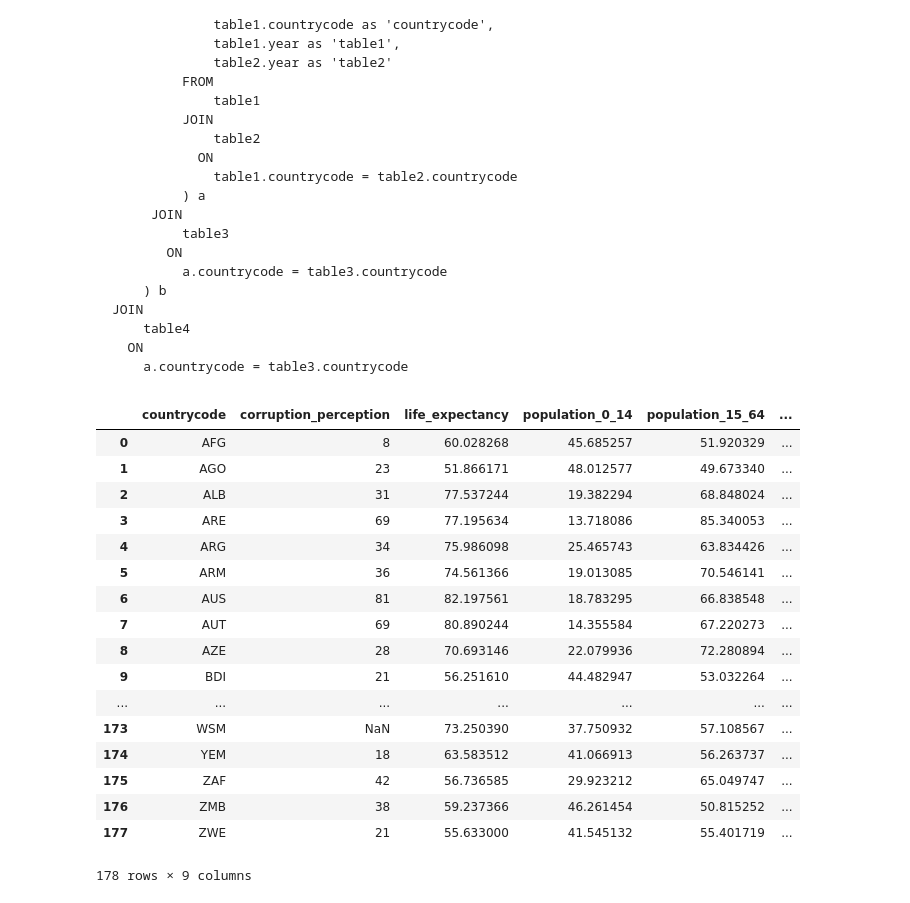
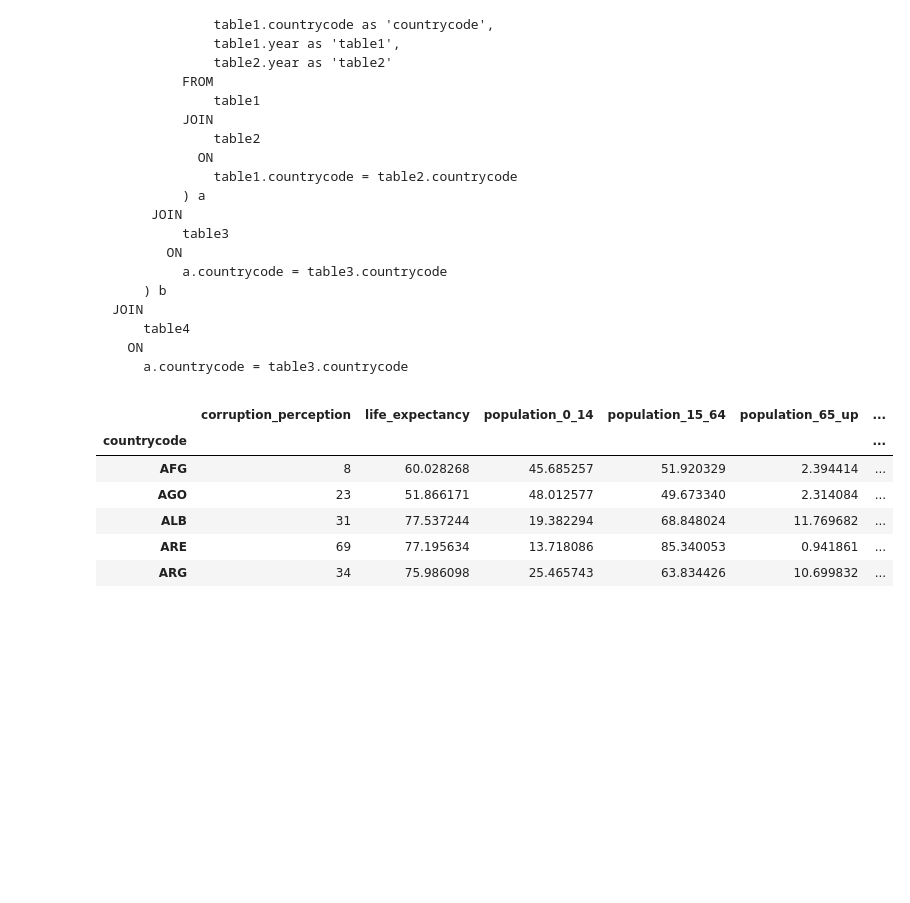
Before and after one commit to emilyhoughkovacs/humanitarian_unrest_classifier, a Jupyter notebook: ken_m/analyze_sql_data.ipynb, the cells around one changed output. Drawn from its saved outputs; the diff is of its cells as text; code cells hidden in the pictures; blank space fills up the shorter version.

```diff
--- a/ken_m/analyze_sql_data.ipynb
+++ b/ken_m/analyze_sql_data.ipynb
@@ -92,23 +111,4 @@ table_names = ['corruption_perception', 'life_expectancy', \
 # %%
 query = makeSQLQuery(table_names, 2013)
 # %%
-pd.read_sql_query(query, engine)
+data_2013 = pd.read_sql_query(query, engine)
-# %% [output]
-|  | countrycode | corruption_perception | life_expectancy | population_0_14 | population_15_64 | ... |
-| 0 | AFG | 8 | 60.028268 | 45.685257 | 51.920329 | ... |
-| 1 | AGO | 23 | 51.866171 | 48.012577 | 49.673340 | ... |
-| 2 | ALB | 31 | 77.537244 | 19.382294 | 68.848024 | ... |
-| 3 | ARE | 69 | 77.195634 | 13.718086 | 85.340053 | ... |
-| 4 | ARG | 34 | 75.986098 | 25.465743 | 63.834426 | ... |
-| 5 | ARM | 36 | 74.561366 | 19.013085 | 70.546141 | ... |
-| 6 | AUS | 81 | 82.197561 | 18.783295 | 66.838548 | ... |
-| 7 | AUT | 69 | 80.890244 | 14.355584 | 67.220273 | ... |
-| 8 | AZE | 28 | 70.693146 | 22.079936 | 72.280894 | ... |
-| 9 | BDI | 21 | 56.251610 | 44.482947 | 53.032264 | ... |
-| ... | ... | ... | ... | ... | ... | ... |
-| 173 | WSM | NaN | 73.250390 | 37.750932 | 57.108567 | ... |
-| 174 | YEM | 18 | 63.583512 | 41.066913 | 56.263737 | ... |
-| 175 | ZAF | 42 | 56.736585 | 29.923212 | 65.049747 | ... |
-| 176 | ZMB | 38 | 59.237366 | 46.261454 | 50.815252 | ... |
-| 177 | ZWE | 21 | 55.633000 | 41.545132 | 55.401719 | ... |
-178 rows × 9 columns
@@ -114,0 +119,10 @@ pd.read_sql_query(query, engine)
+# %%
+data_2013.head()
+# %% [output]
+|  | corruption_perception | life_expectancy | population_0_14 | population_15_64 | population_65_up | ... |
+| countrycode |  |  |  |  |  | ... |
+| AFG | 8 | 60.028268 | 45.685257 | 51.920329 | 2.394414 | ... |
+| AGO | 23 | 51.866171 | 48.012577 | 49.673340 | 2.314084 | ... |
+| ALB | 31 | 77.537244 | 19.382294 | 68.848024 | 11.769682 | ... |
+| ARE | 69 | 77.195634 | 13.718086 | 85.340053 | 0.941861 | ... |
+| ARG | 34 | 75.986098 | 25.465743 | 63.834426 | 10.699832 | ... |
```
Also changed, not shown: parts of 48 cells of this notebook, 11 other files.
